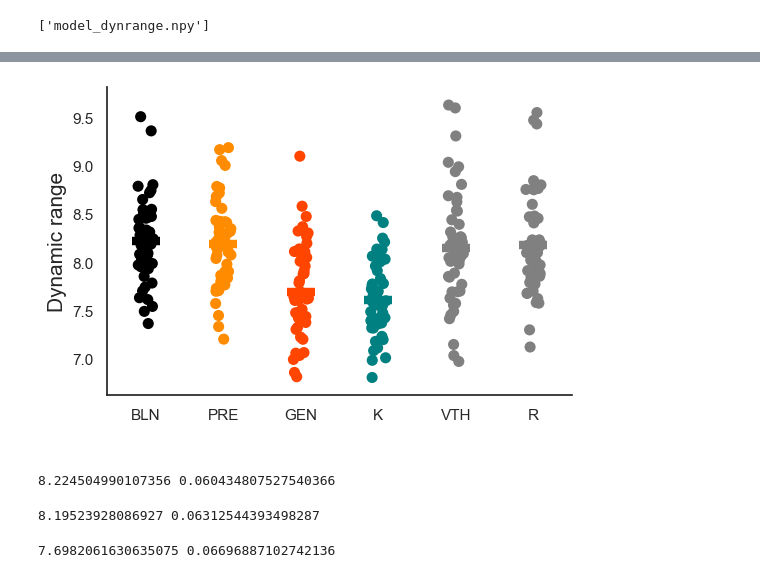
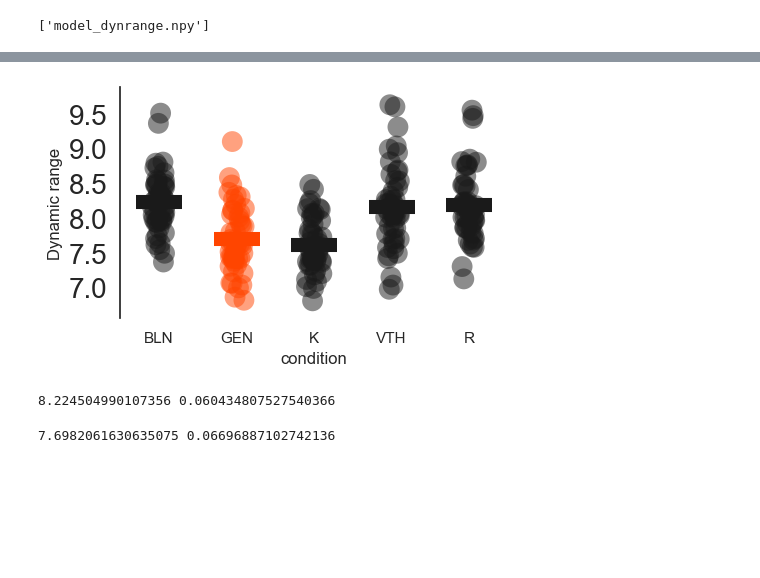
Before and after one commit to dafishcode/avalanche_model, a Jupyter notebook: Untitled.ipynb, the cells around one changed output, grey strips where cells are left out. Cells and saved outputs as stored; diff of their text form; code cells hidden in the pictures; blank space fills up the shorter version.

```diff
--- a/Untitled.ipynb
+++ b/Untitled.ipynb
@@ -263,0 +455,12 @@ data_list
+# %%
+mean_out = sz_mean
+input_range = on_list
+range_out = np.max(mean_out) - np.min(mean_out)
+Omax = np.min(mean_out) + (0.9*range_out)
+Omin = np.min(mean_out) + (0.1*range_out)
+
+X = mean_out.reshape((-1, 1))
+y = input_range
+reg = LinearRegression().fit(X, y)
+Smax = reg.predict([[Omax]])
+Smin = reg.predict([[Omin]])
@@ -264,15 +602,16 @@ data_list
 # %%
 import pandas as pd
 
-dr = list(range(300))
-cond = list(range(300))
+dr = list(range(250))
+cond = list(range(250))
 
 cond_list = ['BLN', 'PRE', 'GEN', 'K', 'VTH', 'R']
 count=0
 data = np.load(data_list[0], allow_pickle=True)
 for i in range(len(data)):
-    for x in range(len(data[i])):
-        dr[count] = datalist[i][x][0][0]
-        cond[count] = cond_list[i]
-        count+=1
+    if i != 1:
+        for x in range(len(data[i])):
+            dr[count] = data[i][x][0][0]
+            cond[count] = cond_list[i]
+            count+=1
 dr_df = pd.DataFrame({"Dynamic range":dr , "condition": cond})
@@ -279,26 +648,33 @@ dr_df = pd.DataFrame({"Dynamic range":dr , "condition": cond})
 # %%
 from matplotlib.collections import PathCollection
 from matplotlib import cm
 sns.set(style="white")
-colors = ['black', 'darkorange','orangered', 'teal', 'grey', 'grey']
-fig, ax = plt.subplots(figsize = (6,4))
-ax = sns.pointplot(x="condition", y="Dynamic range", data = dr_df, hue = 'condition', palette = colors, join=False, ci=2, scale=3, markers='_')
+colors = ['k', 'orangered', 'k', 'k']
+fig, ax = plt.subplots(figsize = (5,3))
+ax = sns.pointplot(x="condition", y="Dynamic range", data = dr_df, hue = 'condition', palette = colors, join=False, ci=0, scale=5, markers='_')
 for artist in ax.lines:
     artist.set_zorder(10)
 for artist in ax.findobj(PathCollection):
     artist.set_zorder(11)
-ax = sns.stripplot(x="condition", y="Dynamic range", data = dr_df, hue = 'condition', palette = colors, size = 8, jitter = True ,alpha = 1)
+ax = sns.stripplot(x="condition", y="Dynamic range", data = dr_df, hue = 'condition', palette = colors, size = 15, jitter = True ,alpha = 0.5)
 
+plt.yticks(size = 20)
 points = ax.collections
 ax.spines['top'].set_visible(False)
 ax.spines['right'].set_visible(False)
-ax.set_xlabel(' ', size = '13')
-ax.set_ylabel('Dynamic range', size = '15')
+ax.spines['bottom'].set_visible(False)
+#ax.spines['left'].set_visible(False)
+
+#ax.set_xlabel(' ', size = '13')
+#ax.set_ylabel('σ', size = '15')
+#ax.set_xticklabels(['Baseline', 'Ictal'], size = 15)
 ax.legend_.remove()
 #plt.ylim(0.5,1.3)
+plt.savefig(Ffig + 'DR_compare_mod.svg', transparent = True)
+
 plt.show()
 # %% [output]
-[figure, old version]
+[figure, new version]
 # %%
 bln_dr = dr_df[dr_df['condition'] == 'BLN']
 pre_dr = dr_df[dr_df['condition'] == 'PRE']
@@ -313,14 +693,6 @@ sem = stats.sem(data)
 print(mean, sem)
 # %% [output]
 8.224504990107356 0.060434807527540366
-# %%
-from scipy import stats
-data = pre_dr['Dynamic range']
-mean = np.mean(data)
-sem = stats.sem(data)
-print(mean, sem)
-# %% [output]
-8.19523928086927 0.06312544393498287
 # %%
 from scipy import stats
 data = sz_dr['Dynamic range']
```
Also changed, not shown: parts of 35 cells of this notebook, 8 other files.
